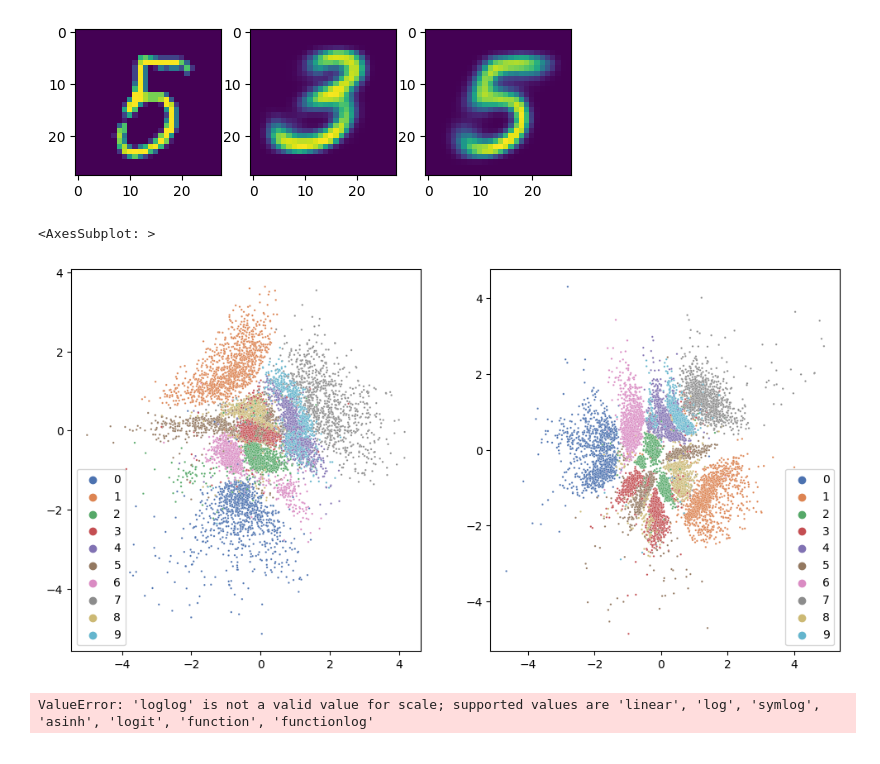
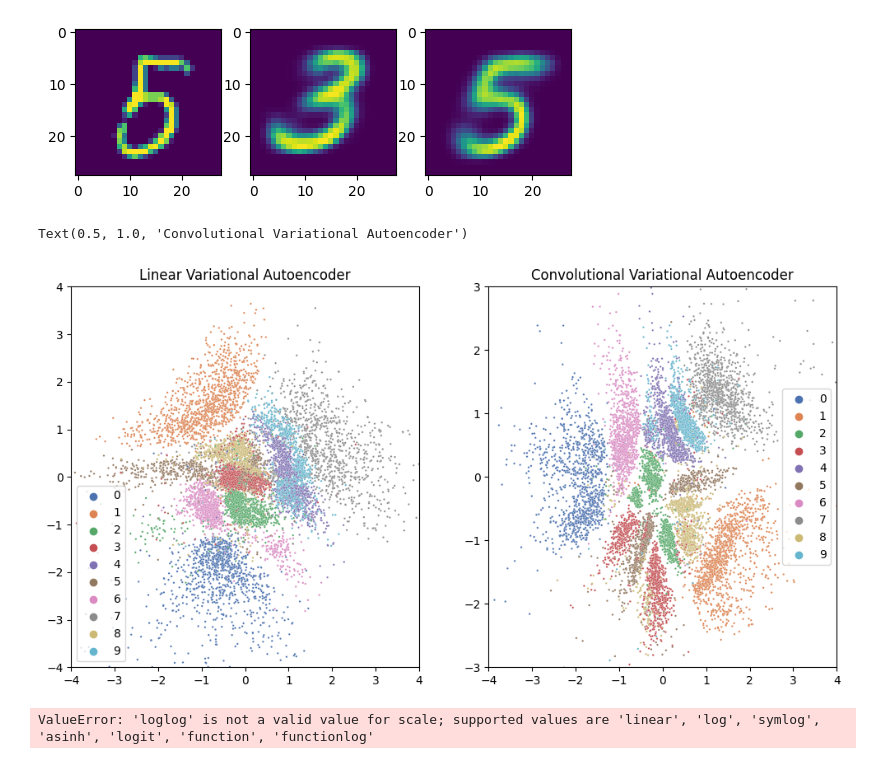
Before and after one commit to stojl/pml_exam, a Jupyter notebook: main.ipynb, the cells around one changed output. Cells and saved outputs as stored; diff of their text form; code cells hidden in the pictures.

```diff
--- a/main.ipynb
+++ b/main.ipynb
@@ -83,19 +88,21 @@ tensor(5)
 # %%
-import seaborn as sns
-import TrainedVAE
-train_loader, test_loader = dataloader.setup_data_loaders(batch_size=60000, use_cuda=False)
-inputs, classes = next(iter(test_loader))
 z_mean, z_scale = TrainedVAE.TrainedLinearVAE.encoder(inputs)
 z_mean2, z_scale2 = TrainedVAE.TrainedConvVAE.encoder(inputs)
 c = classes.numpy()
 z = z_mean.detach().numpy()
 z2 = z_mean2.detach().numpy()
 fig, ax = plt.subplots(1, 2, figsize=(12, 6))
 sns.scatterplot(x=z[:,0],y=z[:,1], ax = ax[0], hue=c, palette="deep", s = 3)
+ax[0].set_xlim([-4,4])
+ax[0].set_ylim([-4,4])
 sns.scatterplot(x=z2[:,0],y=z2[:,1], ax = ax[1], hue=c, palette="deep", s = 3)
+ax[1].set_xlim([-4,4])
+ax[1].set_ylim([-3, 3])
+ax[0].set_title("Linear Variational Autoencoder")
+ax[1].set_title("Convolutional Variational Autoencoder")
 # %% [output]
-<AxesSubplot: >
+Text(0.5, 1.0, 'Convolutional Variational Autoencoder')
-[figure, old version]
+[figure, new version]
 # %%
 import pyro.contrib.gp as gp
 
```
Also changed, not shown: parts of 1 cell of this notebook, 2 other files.
